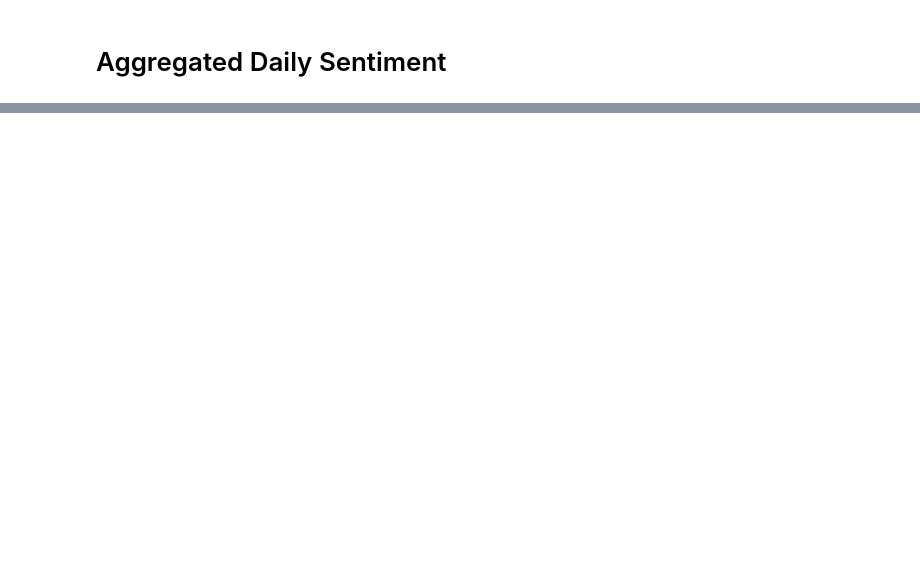
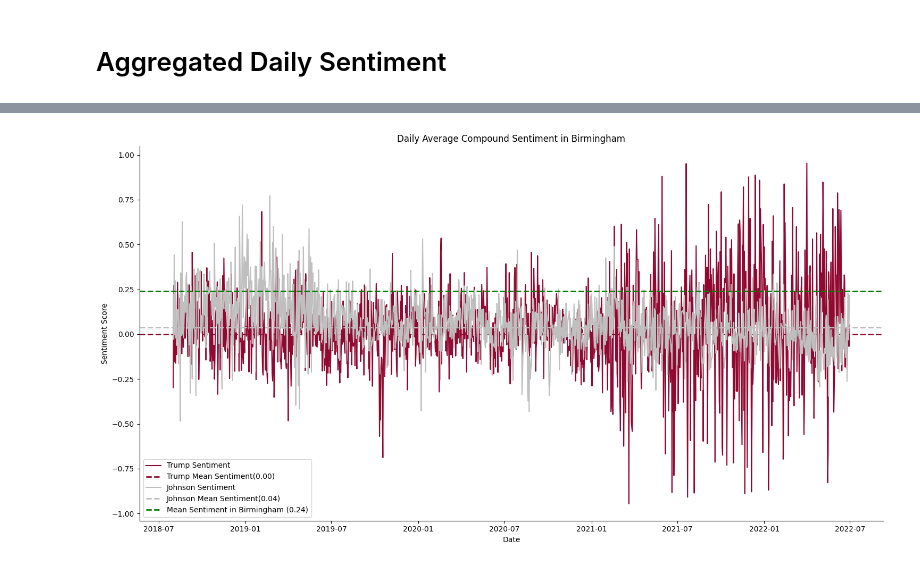
Before and after one commit to lgiesen/twitter-sentiment-analysis-politicians, a Jupyter notebook: analysis-events.ipynb, the cells around one changed output, grey strips where cells are left out. Saved outputs shown, nothing was run; the diff lists cells and outputs as text; code cells hidden in the pictures; blank space fills up the shorter version.

```diff
--- a/analysis-events.ipynb
+++ b/analysis-events.ipynb
@@ -113,0 +172,24 @@ for president in presidents:
+# %%
+for location in (cities + countries):
+    title = f'Daily Average Compound Sentiment in {location}'
+    filepath_trump = f'{data_path}trump-{location}.pkl'
+    filepath_johnson = f'{data_path}johnson-{location}.pkl'
+    trump = pd.read_pickle(filepath_trump)
+    johnson = pd.read_pickle(filepath_johnson)
+    trump, trump_daily_sentiment = add_day_and_get_daily_sentiment(trump)
+    johnson, johnson_daily_sentiment = add_day_and_get_daily_sentiment(johnson)
+    trump_average_compound = get_compound_mean(trump)
+    johnson_average_compound = get_compound_mean(johnson)
+    presidents_daily_sentiment = trump_daily_sentiment.rename(columns={'Compound': presidents[0]})
+    presidents_daily_sentiment[presidents[1]] = johnson_daily_sentiment['Compound']
+
+    plot_sentiment_with_highlights_and_timeframes(presidents_daily_sentiment,
+                                            title=title,
+                                            location=location,
+                                            columns=['trump', 'johnson'],
+                                            averages=[trump_average_compound, johnson_average_compound],
+                                            mean_location=mean_compound.at['All',location],
+                                            colors=colors,
+                                            save_path=f'visualizations/presidents-{location}.png')
+# %% [output]
+[figure, added]
```
Also changed, not shown: parts of 13 cells of this notebook, 28 other files.
